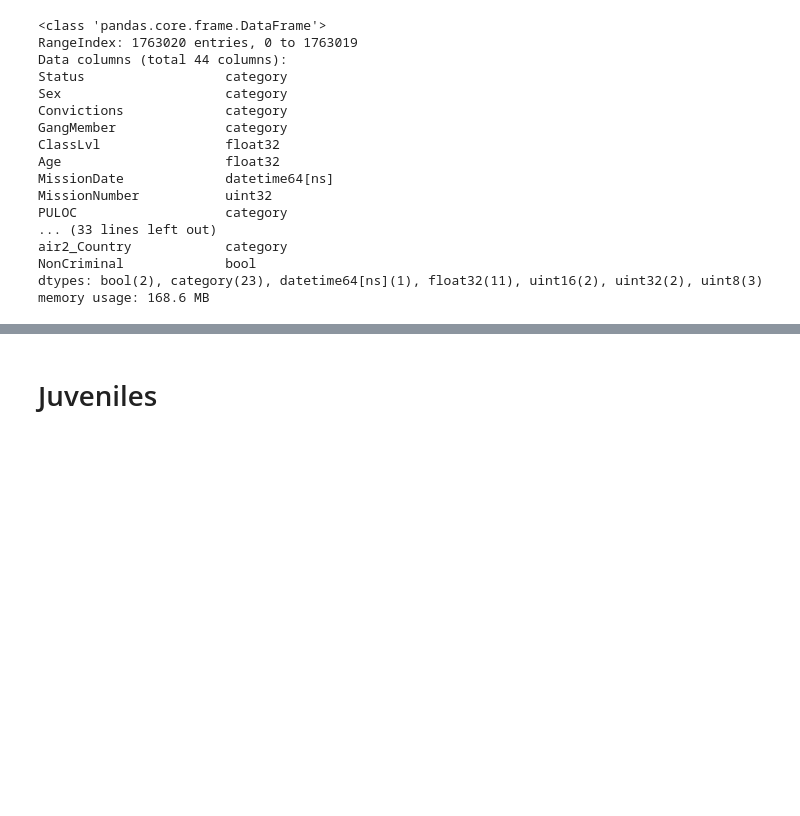
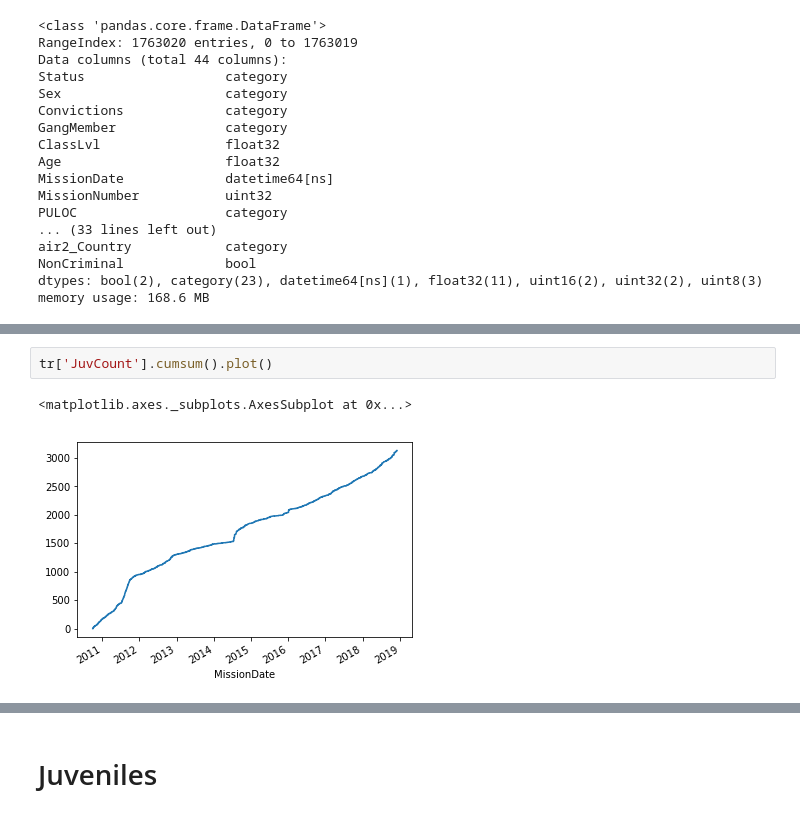
Before and after one commit to UWCHR/ice-air, a Jupyter notebook: analyze/note/juveniles.ipynb, the cells around one changed output, grey strips where cells are left out. Saved outputs shown, nothing was run; the diff lists cells and outputs as text; blank space fills up the shorter version.

```diff
--- a/analyze/note/juveniles.ipynb
+++ b/analyze/note/juveniles.ipynb
@@ -44,0 +132,5 @@ memory usage: 168.6 MB
+# %%
+tr['JuvCount'].cumsum().plot()
+# %% [output]
+<matplotlib.axes._subplots.AxesSubplot at 0x...>
+[figure, added]
```
Also changed, not shown: parts of 83 cells of this notebook, 2 other files.
